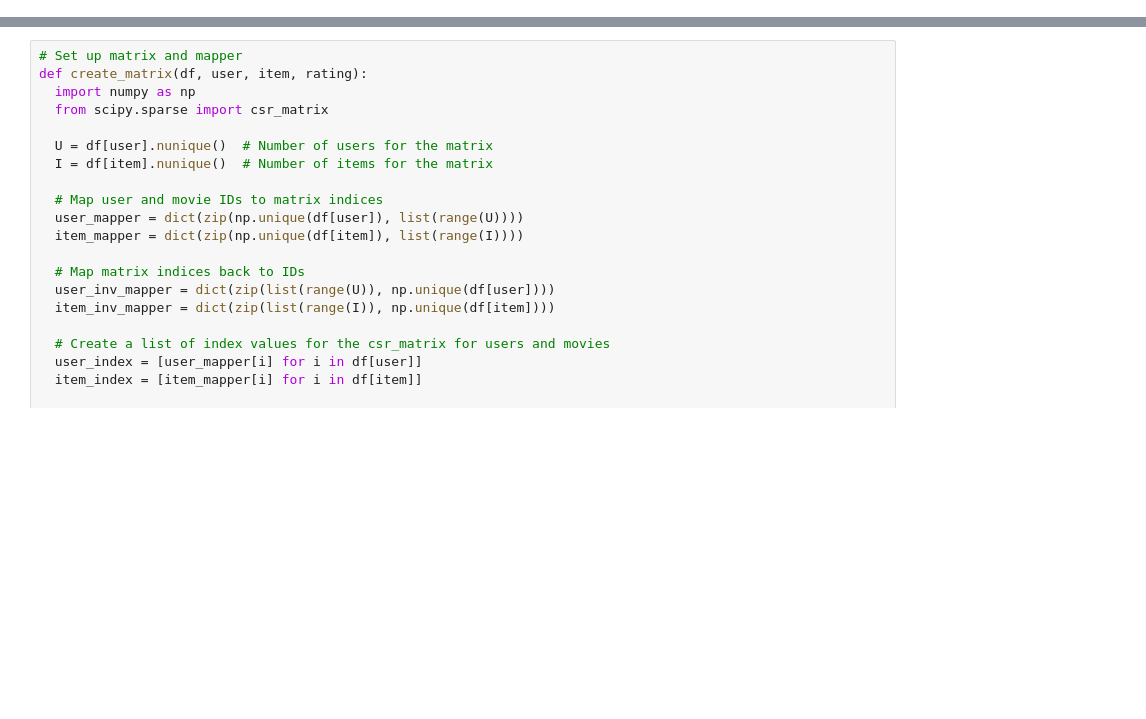
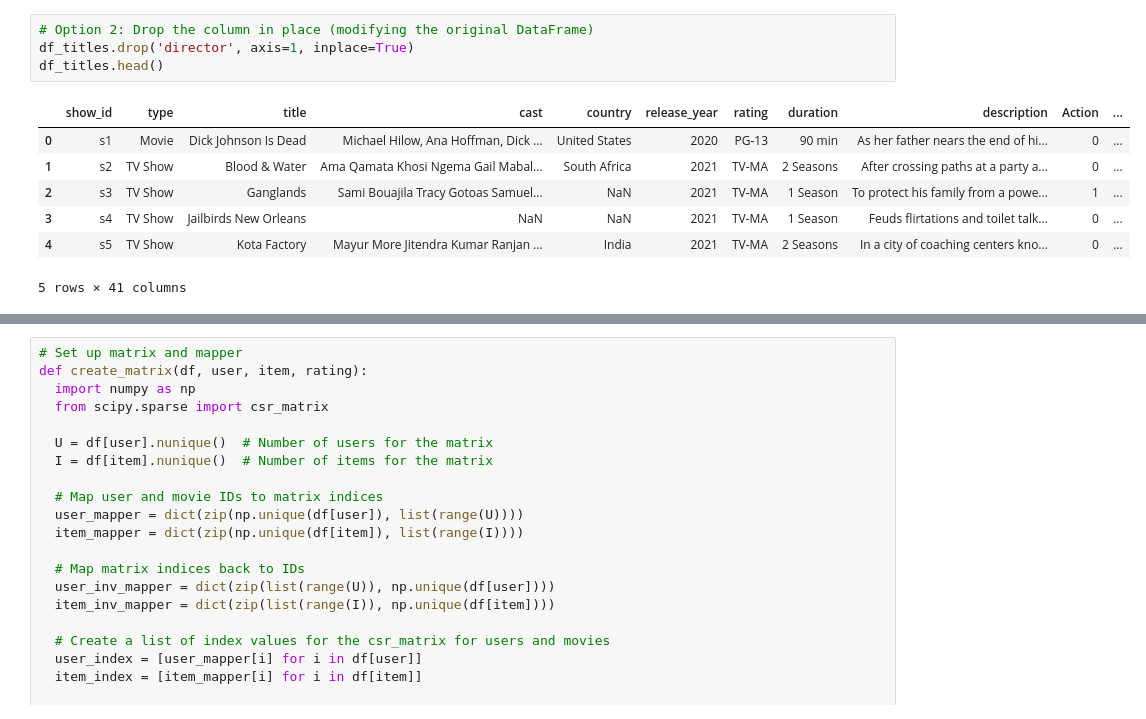
Before and after one commit to TaytGodwin/INTEX2025, a Jupyter notebook: ml_python/collaborative.ipynb, the cells around one changed output, grey strips where cells are left out. Cells and saved outputs as stored; diff of their text form; blank space fills up the shorter version.

```diff
--- a/ml_python/collaborative.ipynb
+++ b/ml_python/collaborative.ipynb
@@ -24,0 +139,12 @@ df_users_reduced = df_users.loc[df_users.contentId.isin(keep_list.index)]
+# %%
+# Option 2: Drop the column in place (modifying the original DataFrame)
+df_titles.drop('director', axis=1, inplace=True)
+df_titles.head()
+# %% [output]
+|  | show_id | type | title | cast | country | release_year | rating | duration | description | Action | ... |
+| 0 | s1 | Movie | Dick Johnson Is Dead | Michael Hilow, Ana Hoffman, Dick ... | United States | 2020 | PG-13 | 90 min | As her father nears the end of hi... | 0 | ... |
+| 1 | s2 | TV Show | Blood & Water | Ama Qamata Khosi Ngema Gail Mabal... | South Africa | 2021 | TV-MA | 2 Seasons | After crossing paths at a party a... | 0 | ... |
+| 2 | s3 | TV Show | Ganglands | Sami Bouajila Tracy Gotoas Samuel... | NaN | 2021 | TV-MA | 1 Season | To protect his family from a powe... | 1 | ... |
+| 3 | s4 | TV Show | Jailbirds New Orleans | NaN | NaN | 2021 | TV-MA | 1 Season | Feuds flirtations and toilet talk... | 0 | ... |
+| 4 | s5 | TV Show | Kota Factory | Mayur More Jitendra Kumar Ranjan ... | India | 2021 | TV-MA | 2 Seasons | In a city of coaching centers kno... | 0 | ... |
+5 rows × 41 columns
```
Also changed, not shown: parts of 29 cells of this notebook, 4 other files.
